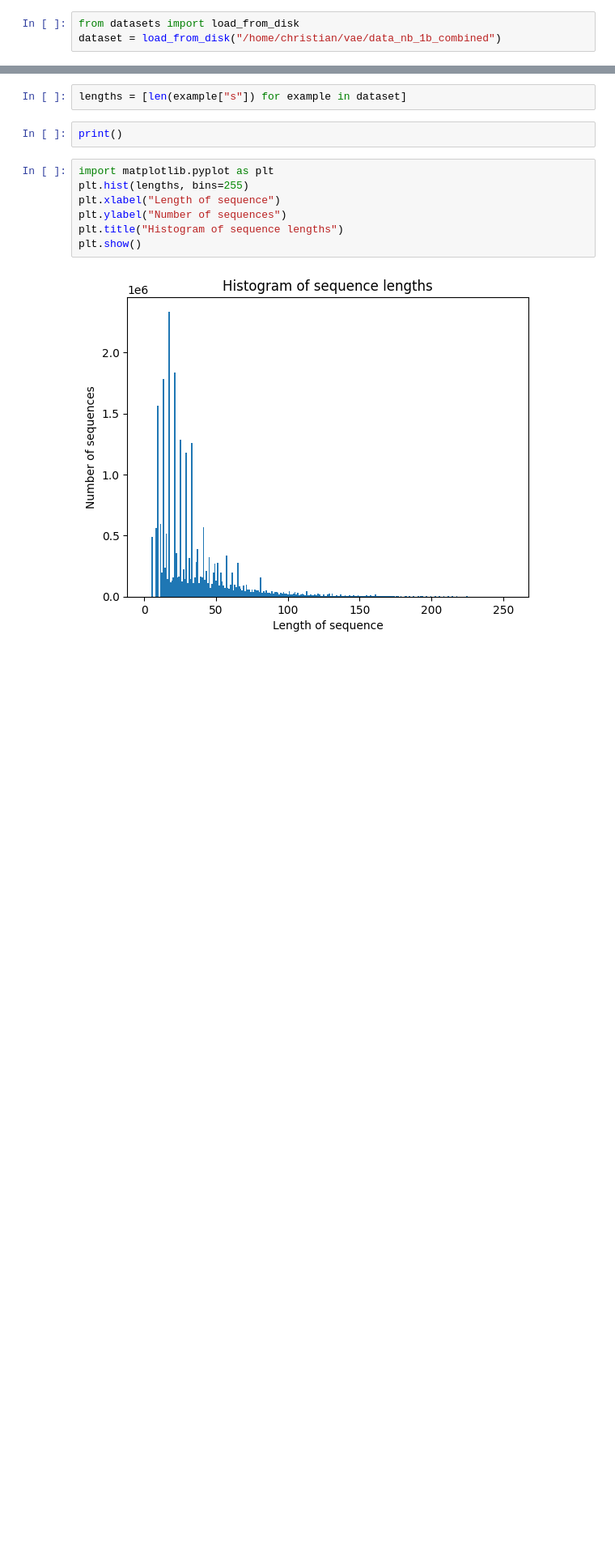
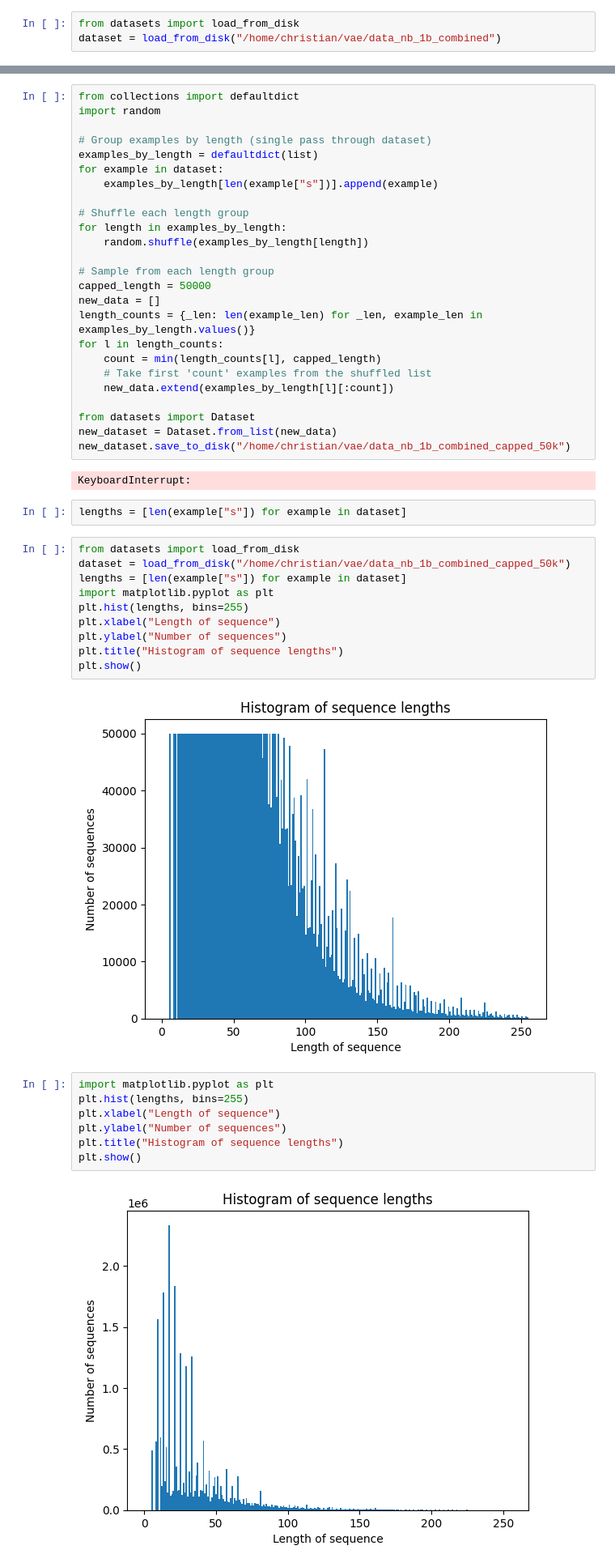
Before and after one commit to christianazinn/PolyMusicVAE, a Jupyter notebook: data/data_analytics.ipynb, the cells around one changed output, grey strips where cells are left out. Shown: that part at 81% size. Drawn from its saved outputs; the diff is of its cells as text; blank space fills up the shorter version.

```diff
--- a/data/data_analytics.ipynb
+++ b/data/data_analytics.ipynb
@@ -4,7 +39,44 @@ dataset = load_from_disk("/home/christian/vae/data_nb_1b_combined")
+# %%
+from collections import defaultdict
+import random
+
+# Group examples by length (single pass through dataset)
+examples_by_length = defaultdict(list)
+for example in dataset:
+    examples_by_length[len(example["s"])].append(example)
+
+# Shuffle each length group
+for length in examples_by_length:
+    random.shuffle(examples_by_length[length])
+
+# Sample from each length group
+capped_length = 50000
+new_data = []
+length_counts = {_len: len(example_len) for _len, example_len in examples_by_length.values()}
+for l in length_counts:
+    count = min(length_counts[l], capped_length)
+    # Take first 'count' examples from the shuffled list
+    new_data.extend(examples_by_length[l][:count])
+
+from datasets import Dataset
+new_dataset = Dataset.from_list(new_data)
+new_dataset.save_to_disk("/home/christian/vae/data_nb_1b_combined_capped_50k")
+# %% [output]
+KeyboardInterrupt:
 # %%
 lengths = [len(example["s"]) for example in dataset]
 # %%
-print()
+from datasets import load_from_disk
+dataset = load_from_disk("/home/christian/vae/data_nb_1b_combined_capped_50k")
+lengths = [len(example["s"]) for example in dataset]
+import matplotlib.pyplot as plt
+plt.hist(lengths, bins=255)
+plt.xlabel("Length of sequence")
+plt.ylabel("Number of sequences")
+plt.title("Histogram of sequence lengths")
+plt.show()
+# %% [output]
+[figure, added]
 # %%
 import matplotlib.pyplot as plt
 plt.hist(lengths, bins=255)
```
Also changed, not shown: parts of 5 cells of this notebook, 2 other files.
